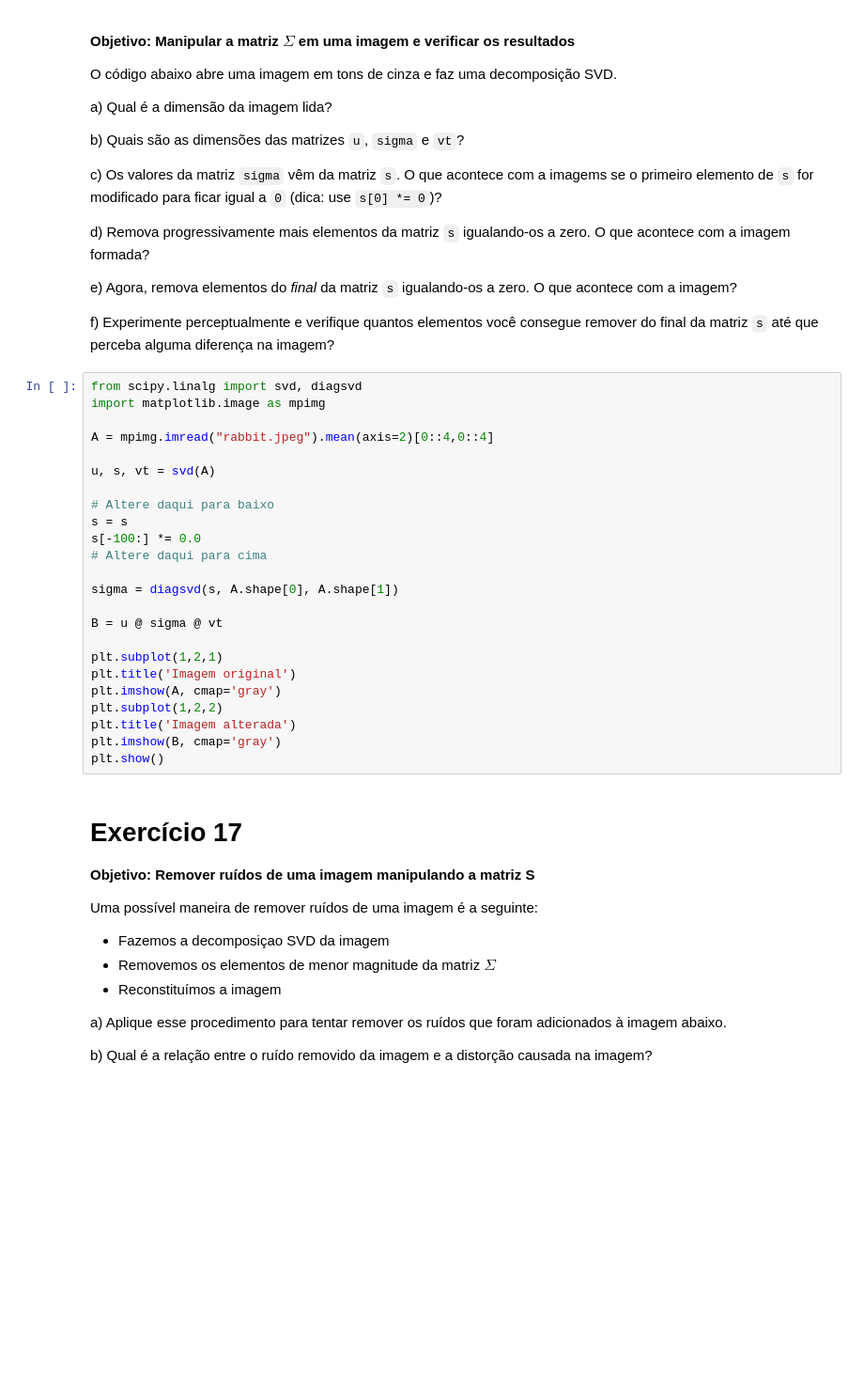
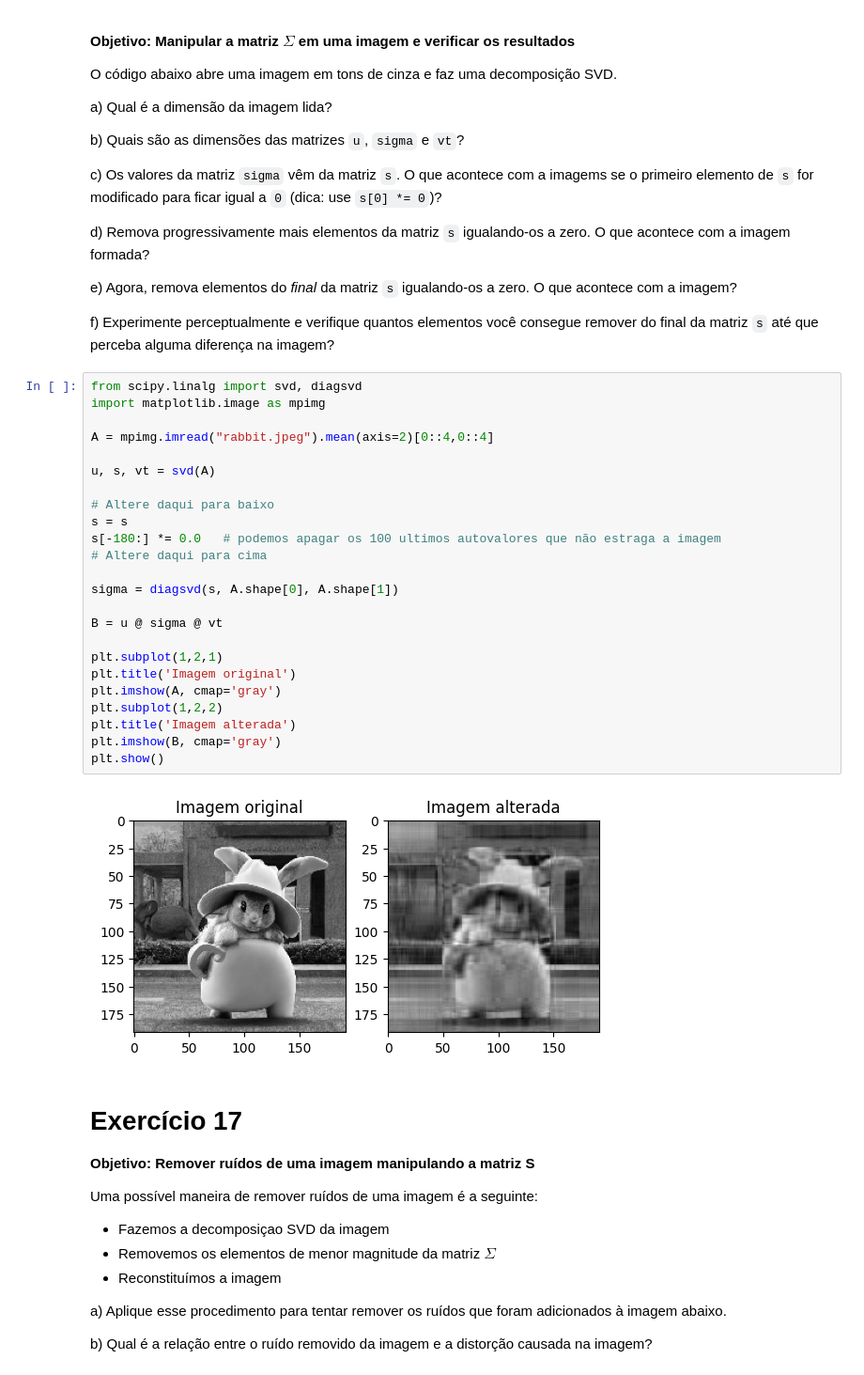
Before and after one commit to laupontiroli/AlgLin24-1, a Jupyter notebook: Aula5/05-autovetores_e_autovalores.ipynb, the cells around one changed output. Shown at 94% size. Saved outputs shown, nothing was run; the diff lists cells and outputs as text; blank space fills up the shorter version.

```diff
--- a/Aula5/05-autovetores_e_autovalores.ipynb
+++ b/Aula5/05-autovetores_e_autovalores.ipynb
@@ -976,27 +989,29 @@ f) Experimente perceptualmente e verifique quantos elementos você consegue remo
 # %%
 from scipy.linalg import svd, diagsvd
 import matplotlib.image as mpimg
 
 A = mpimg.imread("rabbit.jpeg").mean(axis=2)[0::4,0::4]
 
 u, s, vt = svd(A)
 
 # Altere daqui para baixo
 s = s
-s[-100:] *= 0.0
+s[-180:] *= 0.0   # podemos apagar os 100 ultimos autovalores que não estraga a imagem
 # Altere daqui para cima
 
 sigma = diagsvd(s, A.shape[0], A.shape[1])
 
 B = u @ sigma @ vt
 
 plt.subplot(1,2,1)
 plt.title('Imagem original')
 plt.imshow(A, cmap='gray')
 plt.subplot(1,2,2)
 plt.title('Imagem alterada')
 plt.imshow(B, cmap='gray')
 plt.show()
+# %% [output]
+[figure, added]
 # %% [markdown]
 # Exercício 17
 **Objetivo: Remover ruídos de uma imagem manipulando a matriz S**
```
Also changed, not shown: parts of 4 cells of this notebook.
